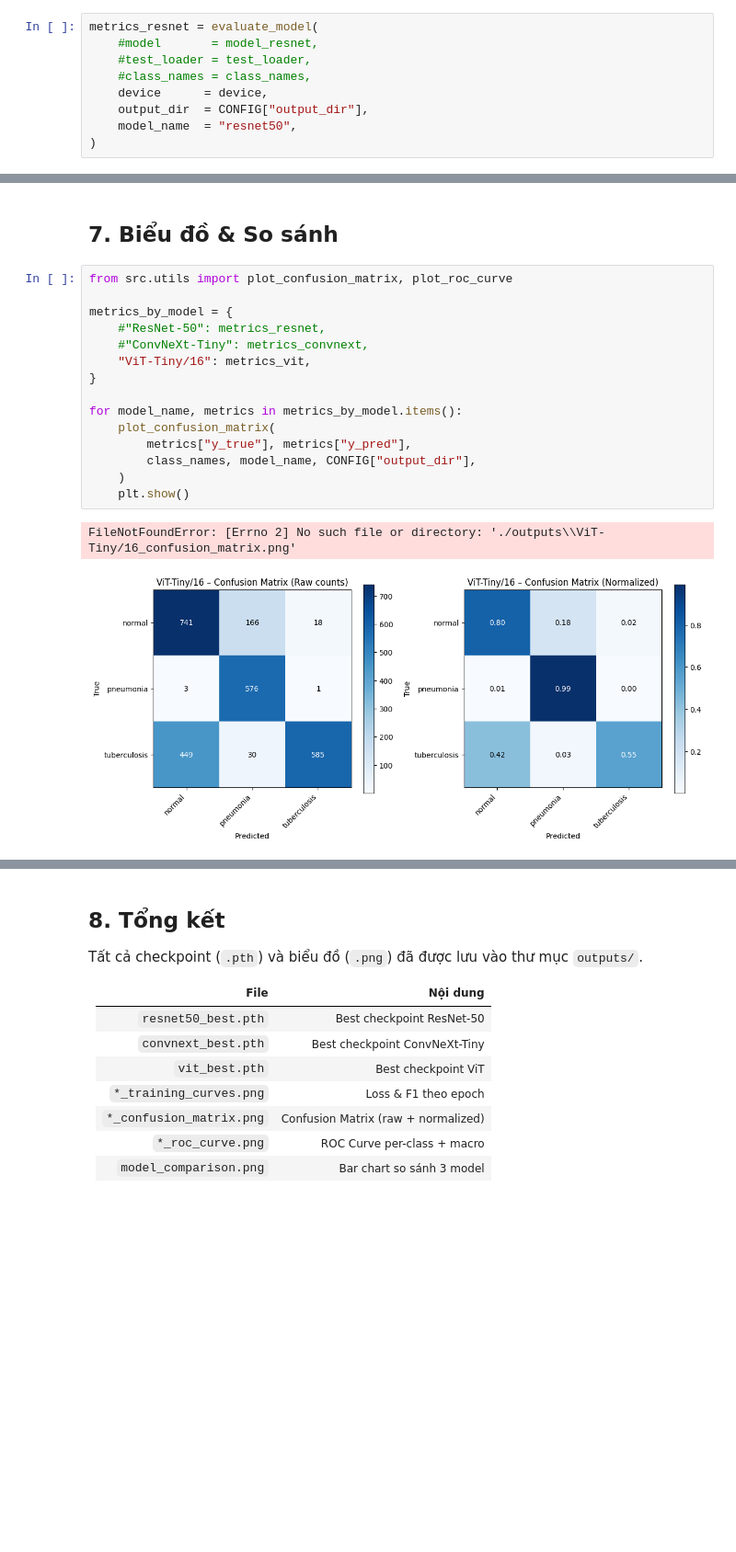
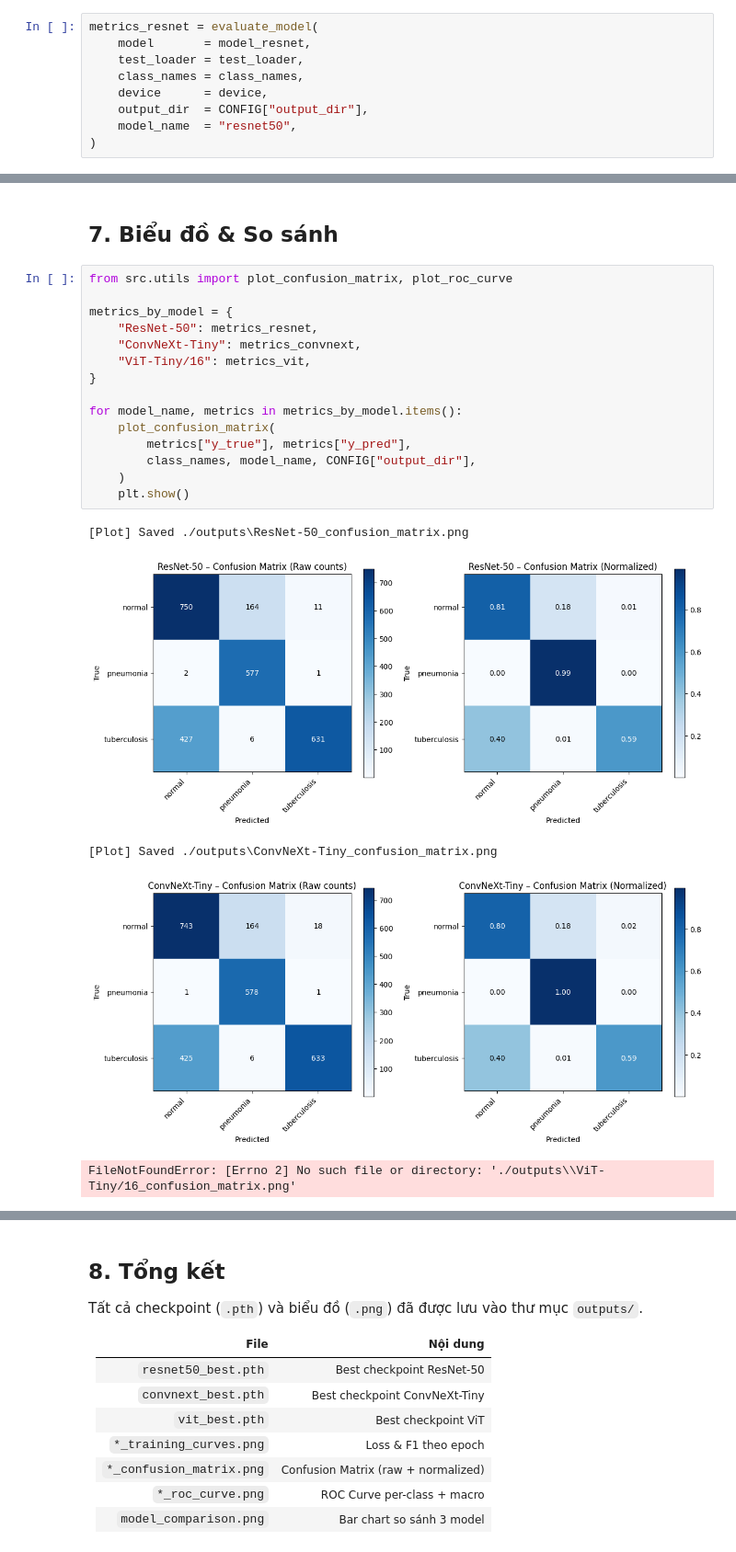
Before and after one commit to giang2011-ai/Seminar, a Jupyter notebook: main.ipynb, the cells around one changed output, grey strips where cells are left out. Shown at 92% size. Cells and saved outputs as stored; diff of their text form; blank space fills up the shorter version.

```diff
--- a/main.ipynb
+++ b/main.ipynb
@@ -232,9 +266,9 @@ plt.show()
 ## 6. Đánh giá trên tập Test
 # %%
 metrics_resnet = evaluate_model(
-    #model       = model_resnet,
-    #test_loader = test_loader,
-    #class_names = class_names,
+    model       = model_resnet,
+    test_loader = test_loader,
+    class_names = class_names,
     device      = device,
     output_dir  = CONFIG["output_dir"],
     model_name  = "resnet50",
@@ -284,18 +352,21 @@ weighted avg       0.79      0.74      0.73      2569
 # %%
 from src.utils import plot_confusion_matrix, plot_roc_curve
 
 metrics_by_model = {
-    #"ResNet-50": metrics_resnet,
-    #"ConvNeXt-Tiny": metrics_convnext,
+    "ResNet-50": metrics_resnet,
+    "ConvNeXt-Tiny": metrics_convnext,
     "ViT-Tiny/16": metrics_vit,
 }
 
 for model_name, metrics in metrics_by_model.items():
     plot_confusion_matrix(
         metrics["y_true"], metrics["y_pred"],
         class_names, model_name, CONFIG["output_dir"],
     )
     plt.show()
 # %% [output]
-FileNotFoundError: [Errno 2] No such file or directory: './outputs\\ViT-Tiny/16_confusion_matrix.png'
+[Plot] Saved ./outputs\ResNet-50_confusion_matrix.png
 [figure]
+[Plot] Saved ./outputs\ConvNeXt-Tiny_confusion_matrix.png
+[figure, added]
+FileNotFoundError: [Errno 2] No such file or directory: './outputs\\ViT-Tiny/16_confusion_matrix.png'
```
Also changed, not shown: parts of 15 cells of this notebook, 8 other files.
